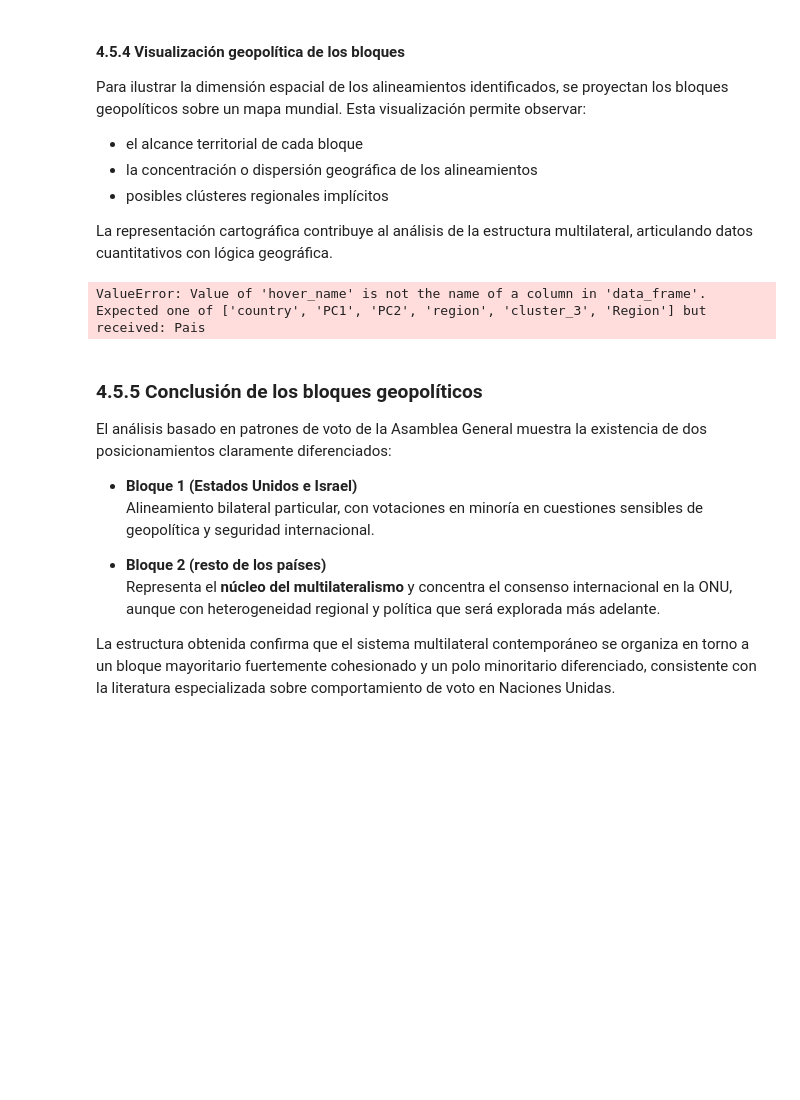
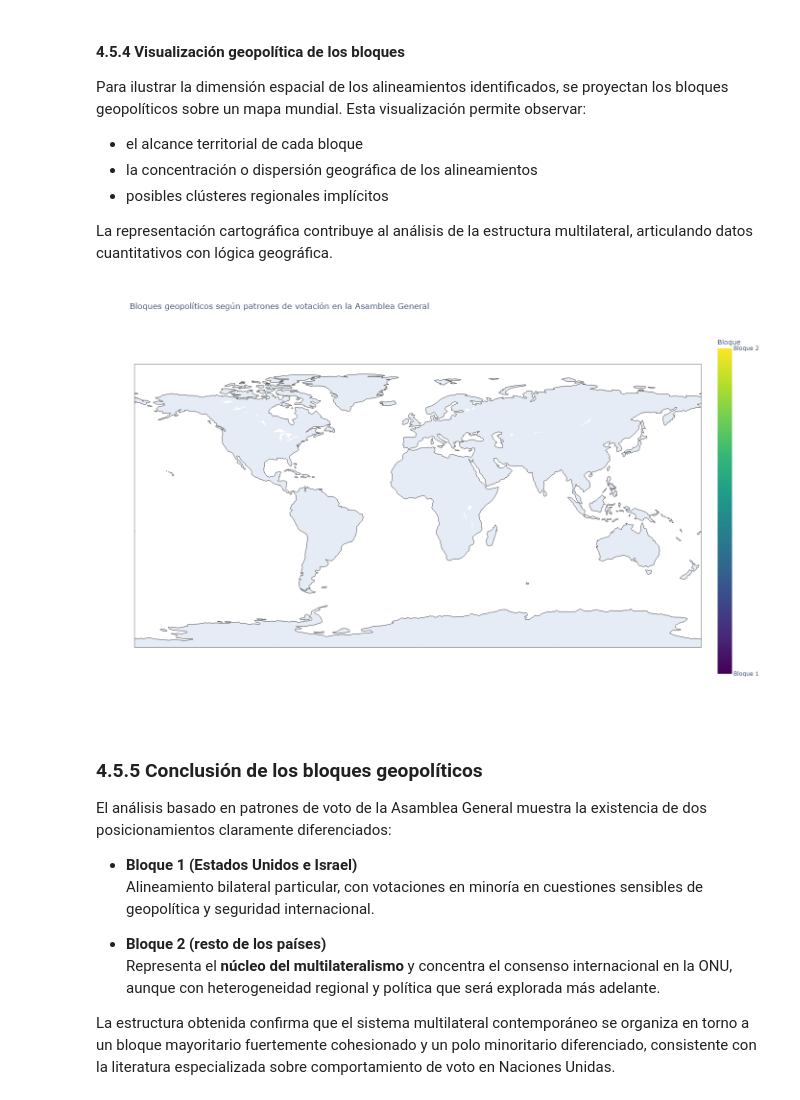
Before and after one commit to fernandezelias/UN_Voting_Clustering, a Jupyter notebook: un_votes_clustering.ipynb, the cells around one changed output. Saved outputs shown, nothing was run; the diff lists cells and outputs as text; code cells hidden in the pictures; blank space fills up the shorter version.

```diff
--- a/un_votes_clustering.ipynb
+++ b/un_votes_clustering.ipynb
@@ -1007,14 +1007,14 @@ La representación cartográfica contribuye al análisis de la estructura multil
 # Se convierte el index en columna visible
 pca_df = pca_df.reset_index().rename(columns={'index':'Pais'})
 # %%
-# --- Mapa mundial de bloques geopolíticos (con nombres de país) ---
+# --- Mapa mundial de bloques geopolíticos (interactivo) ---
 
 fig = px.choropleth(
     pca_df.reset_index(drop=True),
-    locations="country",                 # columna con nombres de país
-    locationmode="country names",        # usar nombres (no ISO-3)
+    locations="Pais",
+    locationmode="country names",
     color="cluster_3",
-    hover_name="country",
+    hover_name="Pais",
     title="Bloques geopolíticos según patrones de votación en la Asamblea General",
     color_continuous_scale="Viridis"
 )
@@ -1027,9 +1027,15 @@ fig.update_layout(
     )
 )
 
+# Exportación
+fig.write_html("figures/mapa_bloques_un_2010_2024.html")
+fig.write_image("figures/mapa_bloques_un_2010_2024_preview.png", width=1400, height=900, scale=1)
+
 fig.show()
-# %% [output]
-ValueError: Value of 'hover_name' is not the name of a column in 'data_frame'. Expected one of ['country', 'PC1', 'PC2', 'region', 'cluster_3', 'Region'] but received: Pais
+# %%
+Image(filename="figures/mapa_bloques_un_2010_2024_preview.png")
+# %% [output]
+[figure, added]
 # %% [markdown]
 ### 4.5.5 Conclusión de los bloques geopolíticos
 
```
Also changed, not shown: 4 other files.
